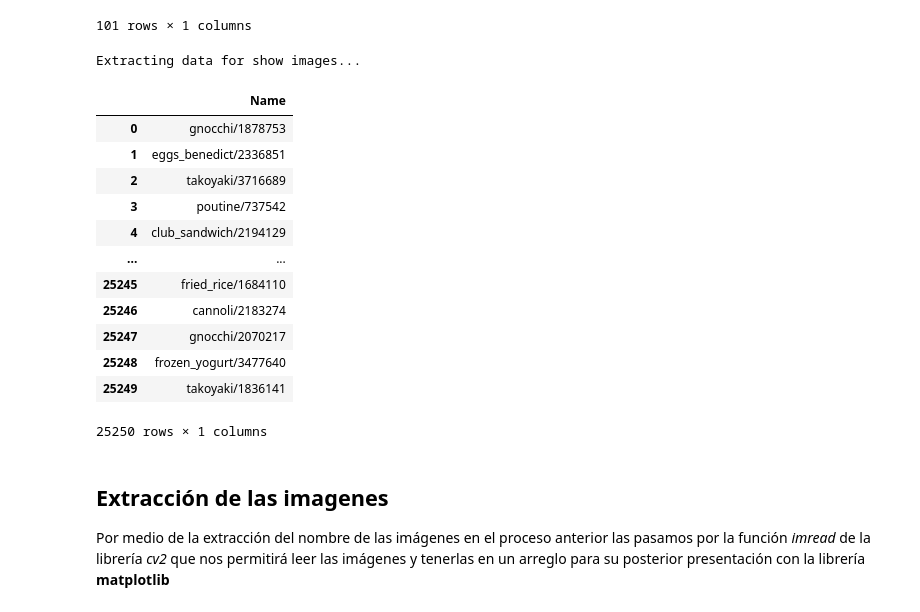
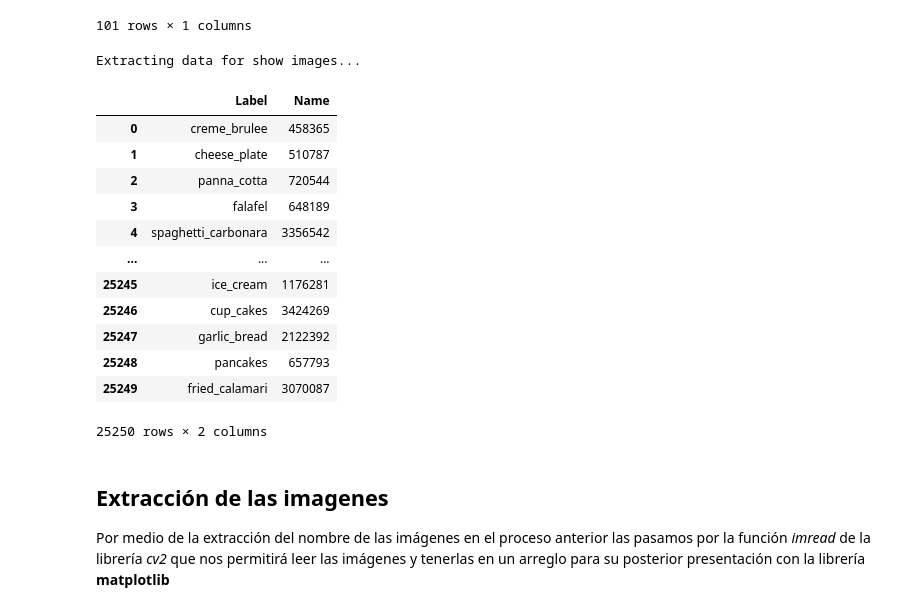
Before and after one commit to jaraycode/NutricionAIBackend, a Jupyter notebook: core/model/training.ipynb, the cells around one changed output. Drawn from its saved outputs; the diff is of its cells as text; code cells hidden in the pictures.

```diff
--- a/core/model/training.ipynb
+++ b/core/model/training.ipynb
@@ -42,32 +42,35 @@ Extracting labels...
 # %%
 PATH = "../../dataset/food-101/food-101/meta/test.txt"
 IMG_NAMES = []
 print("Extracting data for show images...")
 time.sleep(2)
 
 with open(PATH, "r") as train:
     for line in train:
         IMG_NAMES.append(line[:-1])
     shuffle(IMG_NAMES)
     IMG_NAMES_COPY = IMG_NAMES[:2]
 
-df_img_names = pd.DataFrame(data=IMG_NAMES, columns=["Name"])
+df_img_names = pd.DataFrame(columns=["Label","Name"])
+for name in IMG_NAMES:
+    new_row = pd.DataFrame(data=[[name.split("/")[0], name.split("/")[1]]], columns=["Label","Name"])
+    df_img_names = pd.concat([df_img_names, new_row]).reset_index(drop=True)
 df_img_names
 # %% [output]
 Extracting data for show images...
-|  | Name |
-| 0 | gnocchi/1878753 |
-| 1 | eggs_benedict/2336851 |
-| 2 | takoyaki/3716689 |
-| 3 | poutine/737542 |
-| 4 | club_sandwich/2194129 |
-| ... | ... |
-| 25245 | fried_rice/1684110 |
-| 25246 | cannoli/2183274 |
-| 25247 | gnocchi/2070217 |
-| 25248 | frozen_yogurt/3477640 |
-| 25249 | takoyaki/1836141 |
+|  | Label | Name |
+| 0 | creme_brulee | 458365 |
+| 1 | cheese_plate | 510787 |
+| 2 | panna_cotta | 720544 |
+| 3 | falafel | 648189 |
+| 4 | spaghetti_carbonara | 3356542 |
+| ... | ... | ... |
+| 25245 | ice_cream | 1176281 |
+| 25246 | cup_cakes | 3424269 |
+| 25247 | garlic_bread | 2122392 |
+| 25248 | pancakes | 657793 |
+| 25249 | fried_calamari | 3070087 |
-25250 rows × 1 columns
+25250 rows × 2 columns
 # %% [markdown]
 ## Extracción de las imagenes
 
```
